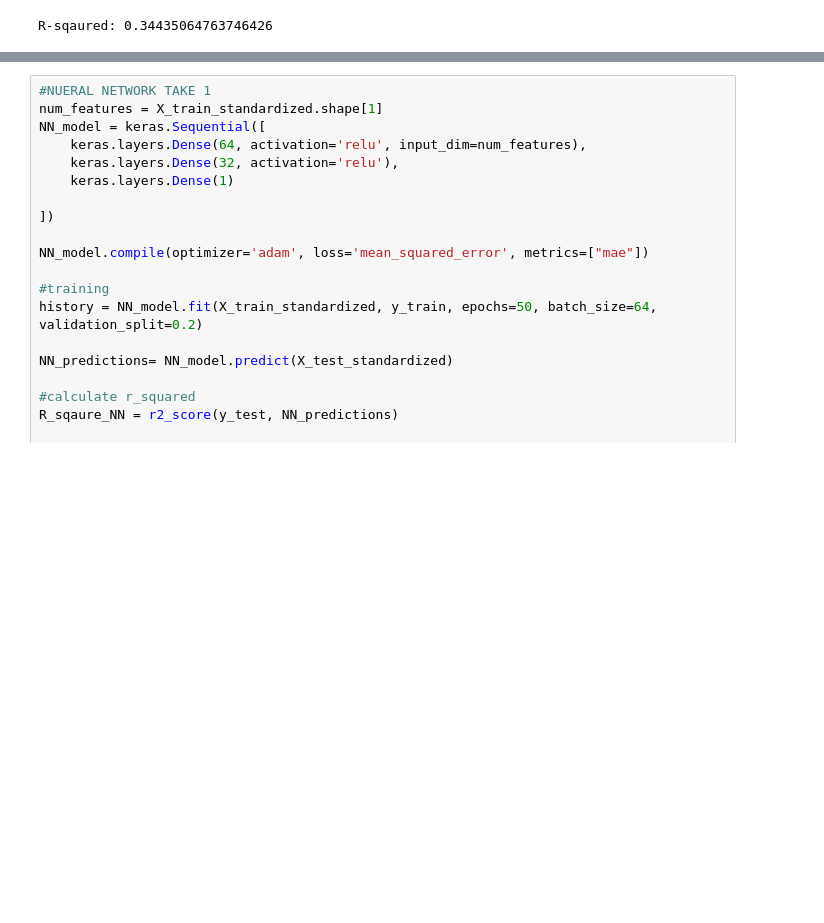
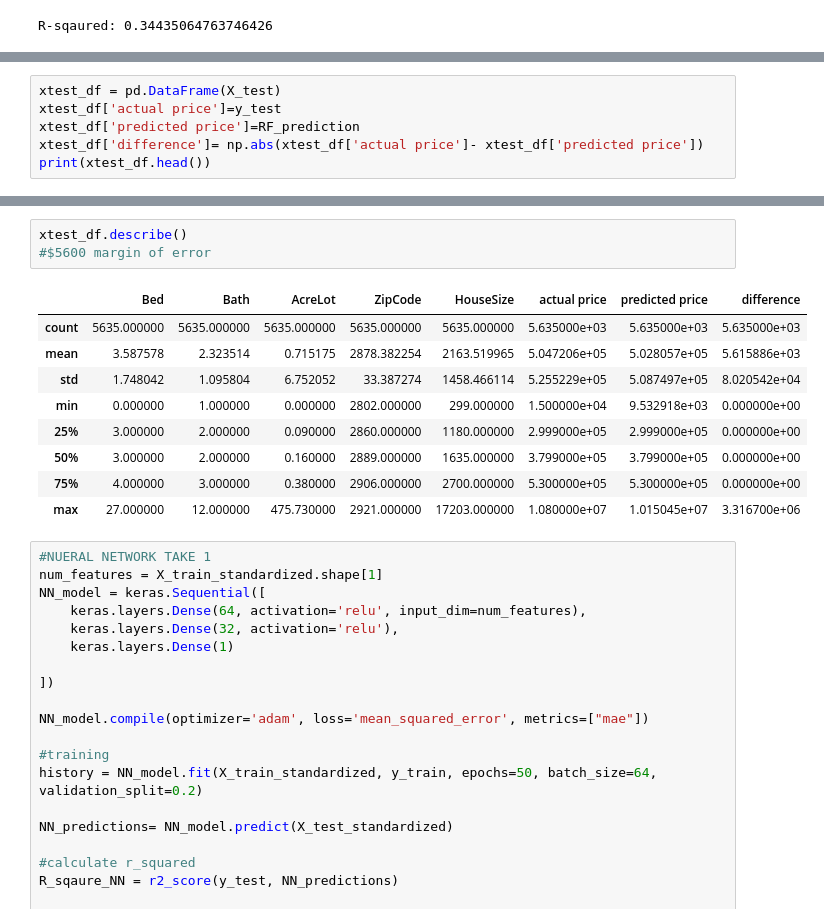
Before and after one commit to cnlamanna/Housing_Price_Predictions, a Jupyter notebook: data.ipynb, the cells around one changed output, grey strips where cells are left out. Saved outputs shown, nothing was run; the diff lists cells and outputs as text; blank space fills up the shorter version.

Commit message:
now working on visuals, errors very good and low compared to standard dev, 600 margin of error, feature importances

```diff
--- a/data.ipynb
+++ b/data.ipynb
@@ -248,0 +269,6 @@ R-squared (Random Forest): 0.976592852733668
+# %%
+xtest_df = pd.DataFrame(X_test)
+xtest_df['actual price']=y_test
+xtest_df['predicted price']=RF_prediction
+xtest_df['difference']= np.abs(xtest_df['actual price']- xtest_df['predicted price'])
+print(xtest_df.head())
@@ -249,3 +289,16 @@ R-squared (Random Forest): 0.976592852733668
+# %%
+xtest_df.describe()
+#$5600 margin of error
+# %% [output]
+|  | Bed | Bath | AcreLot | ZipCode | HouseSize | actual price | predicted price | difference |
+| count | 5635.000000 | 5635.000000 | 5635.000000 | 5635.000000 | 5635.000000 | 5.635000e+03 | 5.635000e+03 | 5.635000e+03 |
+| mean | 3.587578 | 2.323514 | 0.715175 | 2878.382254 | 2163.519965 | 5.047206e+05 | 5.028057e+05 | 5.615886e+03 |
+| std | 1.748042 | 1.095804 | 6.752052 | 33.387274 | 1458.466114 | 5.255229e+05 | 5.087497e+05 | 8.020542e+04 |
+| min | 0.000000 | 1.000000 | 0.000000 | 2802.000000 | 299.000000 | 1.500000e+04 | 9.532918e+03 | 0.000000e+00 |
+| 25% | 3.000000 | 2.000000 | 0.090000 | 2860.000000 | 1180.000000 | 2.999000e+05 | 2.999000e+05 | 0.000000e+00 |
+| 50% | 3.000000 | 2.000000 | 0.160000 | 2889.000000 | 1635.000000 | 3.799000e+05 | 3.799000e+05 | 0.000000e+00 |
+| 75% | 4.000000 | 3.000000 | 0.380000 | 2906.000000 | 2700.000000 | 5.300000e+05 | 5.300000e+05 | 0.000000e+00 |
+| max | 27.000000 | 12.000000 | 475.730000 | 2921.000000 | 17203.000000 | 1.080000e+07 | 1.015045e+07 | 3.316700e+06 |
 # %%
 #NUERAL NETWORK TAKE 1
 num_features = X_train_standardized.shape[1]
```
Also changed, not shown: parts of 4 cells of this notebook.
